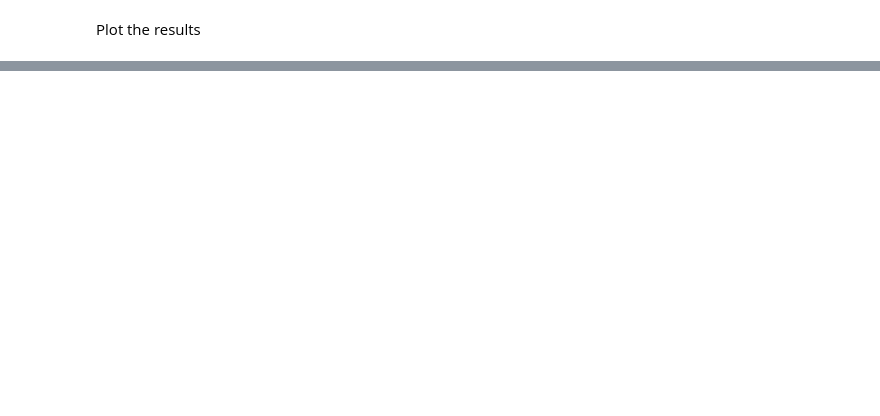
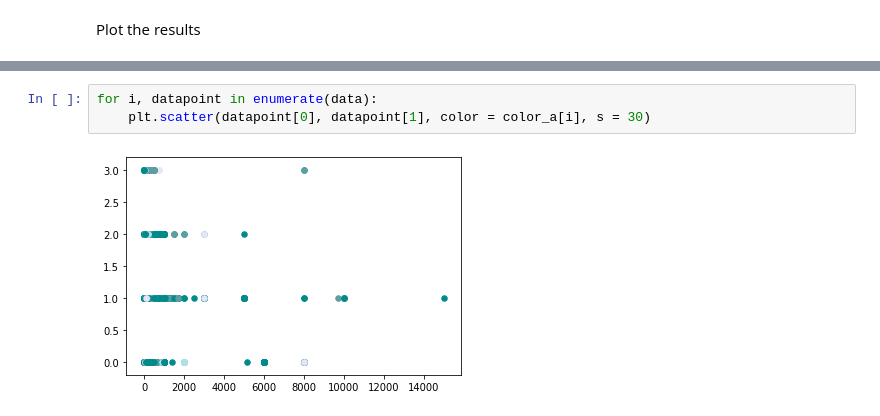
Before and after one commit to Argonvi/AST, a Jupyter notebook: WeeklyAssignment4.ipynb, the cells around one changed output, grey strips where cells are left out. Saved outputs shown, nothing was run; the diff lists cells and outputs as text; blank space fills up the shorter version.

```diff
--- a/WeeklyAssignment4.ipynb
+++ b/WeeklyAssignment4.ipynb
@@ -238,0 +277,5 @@ for classification in km.classes:
+# %%
+for i, datapoint in enumerate(data):
+    plt.scatter(datapoint[0], datapoint[1], color = color_a[i], s = 30)
+# %% [output]
+[figure, added]
```
Also changed, not shown: parts of 12 cells of this notebook.
